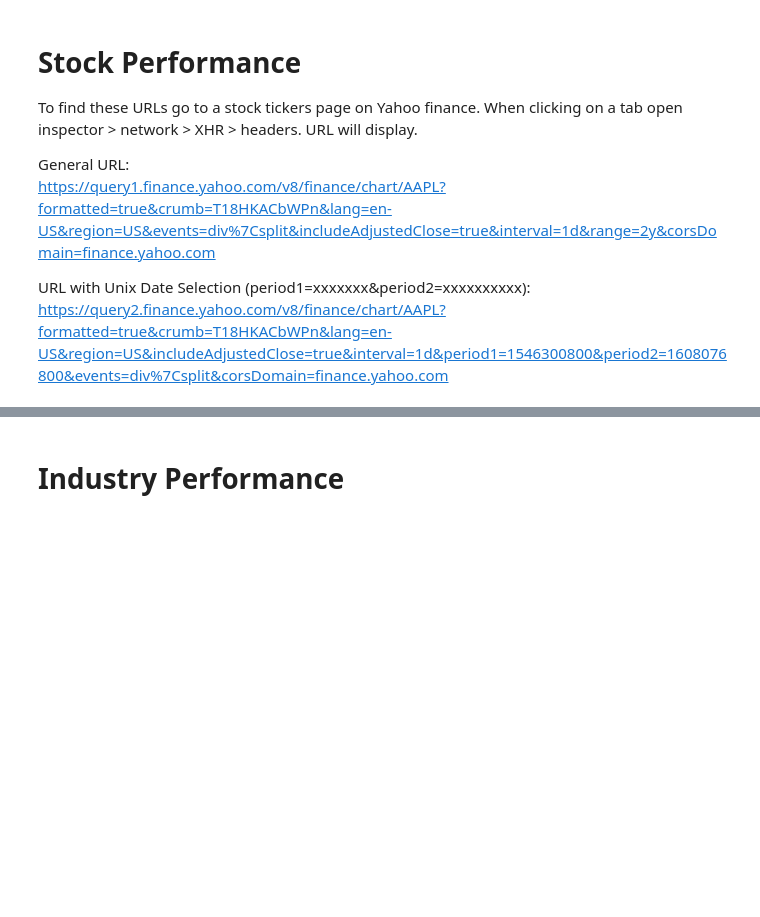
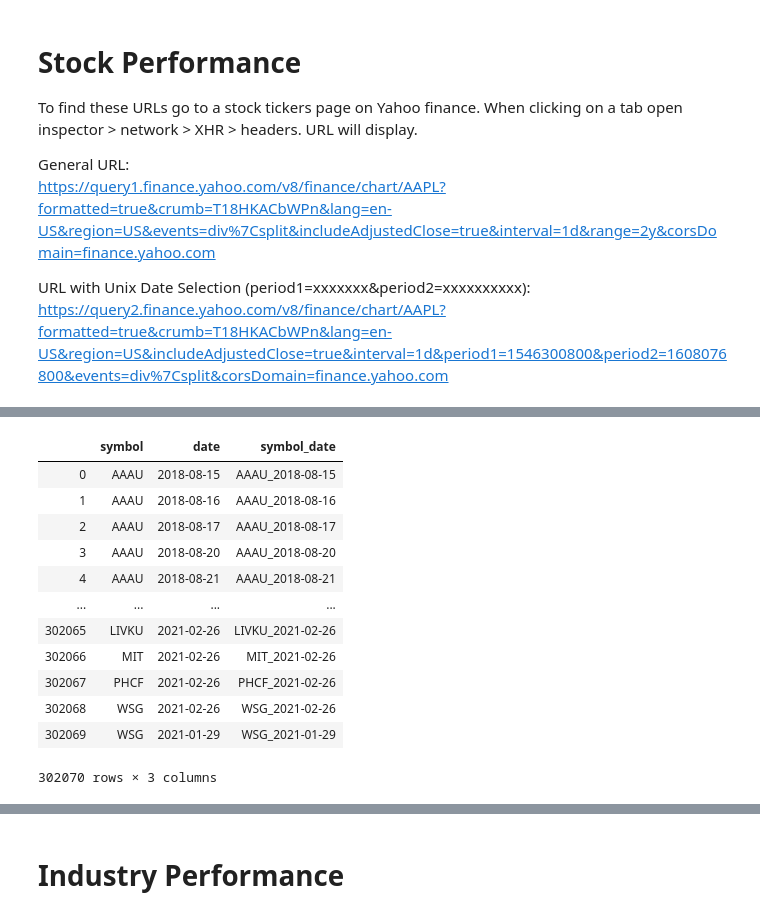
Before and after one commit to admiral810/IPO_tracker, a Jupyter notebook: get_IPO_data.ipynb, the cells around one changed output, grey strips where cells are left out. Cells and saved outputs as stored; diff of their text form; code cells hidden in the pictures; blank space fills up the shorter version.

```diff
--- a/get_IPO_data.ipynb
+++ b/get_IPO_data.ipynb
@@ -280,0 +357,19 @@ performance_df.head(8)
+# %%
+# avoid adding a duplicate date
+stock_perf_db = pd.read_sql("SELECT symbol, date FROM performance""", connection)
+stock_perf_db["symbol_date"] = stock_perf_db["symbol"] + "_" + stock_perf_db["date"].astype(str)
+stock_perf_db.head()
+# %% [output]
+|  | symbol | date | symbol_date |
+| 0 | AAAU | 2018-08-15 | AAAU_2018-08-15 |
+| 1 | AAAU | 2018-08-16 | AAAU_2018-08-16 |
+| 2 | AAAU | 2018-08-17 | AAAU_2018-08-17 |
+| 3 | AAAU | 2018-08-20 | AAAU_2018-08-20 |
+| 4 | AAAU | 2018-08-21 | AAAU_2018-08-21 |
+| ... | ... | ... | ... |
+| 302065 | LIVKU | 2021-02-26 | LIVKU_2021-02-26 |
+| 302066 | MIT | 2021-02-26 | MIT_2021-02-26 |
+| 302067 | PHCF | 2021-02-26 | PHCF_2021-02-26 |
+| 302068 | WSG | 2021-02-26 | WSG_2021-02-26 |
+| 302069 | WSG | 2021-01-29 | WSG_2021-01-29 |
+302070 rows × 3 columns
```
Also changed, not shown: parts of 10 cells of this notebook, 7 other files.
